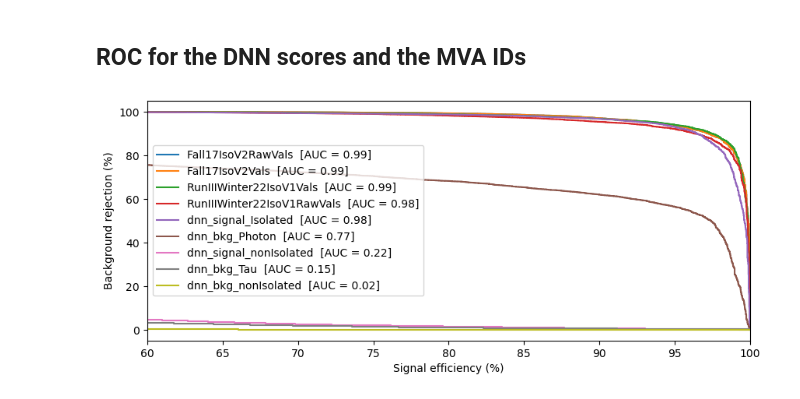
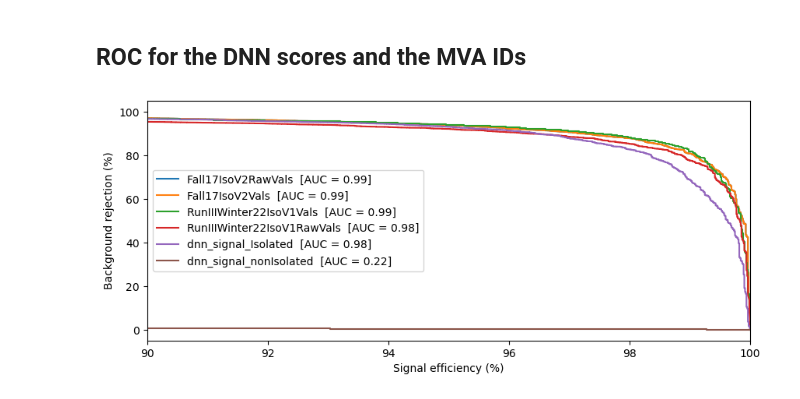
Before and after one commit to phazarik/Electron-DNN-ID-study, a Jupyter notebook: dnn_electron_id.ipynb, the cells around one changed output. Cells and saved outputs as stored; diff of their text form; code cells hidden in the pictures.

```diff
--- a/dnn_electron_id.ipynb
+++ b/dnn_electron_id.ipynb
@@ -262,29 +262,41 @@ ROC_dict = collections.OrderedDict(sorted(ROC_dict.items(), key=lambda x: x[1]["
 # %%
 fig3, ax3 = plt.subplots(1,1,figsize=(10,4))
 
+#make plots for only the following:
+plots=[
+    'dnn_signal_Isolated',
+    'dnn_signal_nonIsolated',
+    'Fall17IsoV2Vals',
+    'Fall17IsoV2RawVals',
+    'RunIIIWinter22IsoV1Vals',
+    'RunIIIWinter22IsoV1RawVals'
+]
+
 for score, scoredict in ROC_dict.items():
-    tpr = scoredict["tpr"]
-    fnr = scoredict["fnr"]
-    auc = scoredict["auc"]
-    label_ = alias[score]+f'  [AUC = {auc:.2f}]'
-    ax3.plot(tpr,fnr, label=label_)
+    for plot in plots:
+        if(plot == alias[score]):
+            tpr = scoredict["tpr"]
+            fnr = scoredict["fnr"]
+            auc = scoredict["auc"]
+            label_ = alias[score]+f'  [AUC = {auc:.2f}]'
+            ax3.plot(tpr,fnr, label=label_)
 
 threshold = 0.80
 nsig = df[df['truth']==1].shape[0]
 nsigpass = df[(df['truth']==1) & (df['score1']+df['score2']>threshold)].shape[0]
 sigeff = (nsigpass/nsig)*100
 nbkg = df[df['truth']==0].shape[0]
 nbkgfail = df[(df['truth']==0) & (df['score1']+df['score2']<threshold)].shape[0]
 bkgrej = (nbkgfail/nbkg)*100
 #plt.plot(sigeff, bkgrej, marker='o', color="red", markersize=6, label=f'Current DNN wp ~ {sigeff:.0f},{bkgrej:.0f}')
 
 ax3.set_xlabel('Signal efficiency (%)')
-ax3.set_xlim(60, 100)
+ax3.set_xlim(90, 100)
 #ax3.set_xscale('log')
 ax3.set_ylabel('Background rejection (%)')
 ax3.legend(loc='center left')
 
 plt.savefig(f'plots/roc.png')
 plt.show()
 # %% [output]
-[figure, old version]
+[figure, new version]
```
Also changed, not shown: 1 other file.
